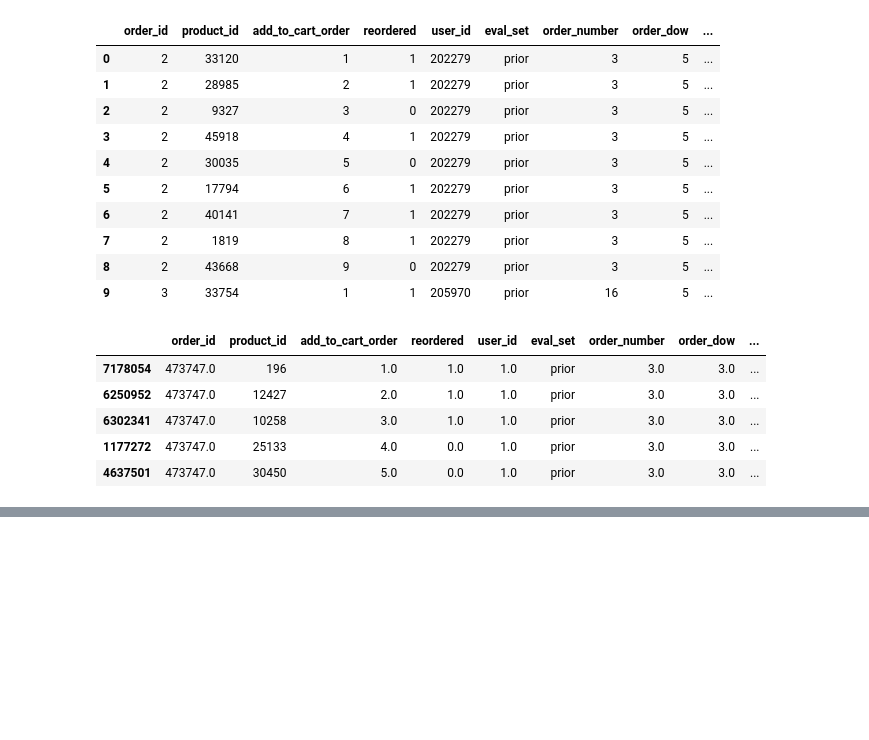
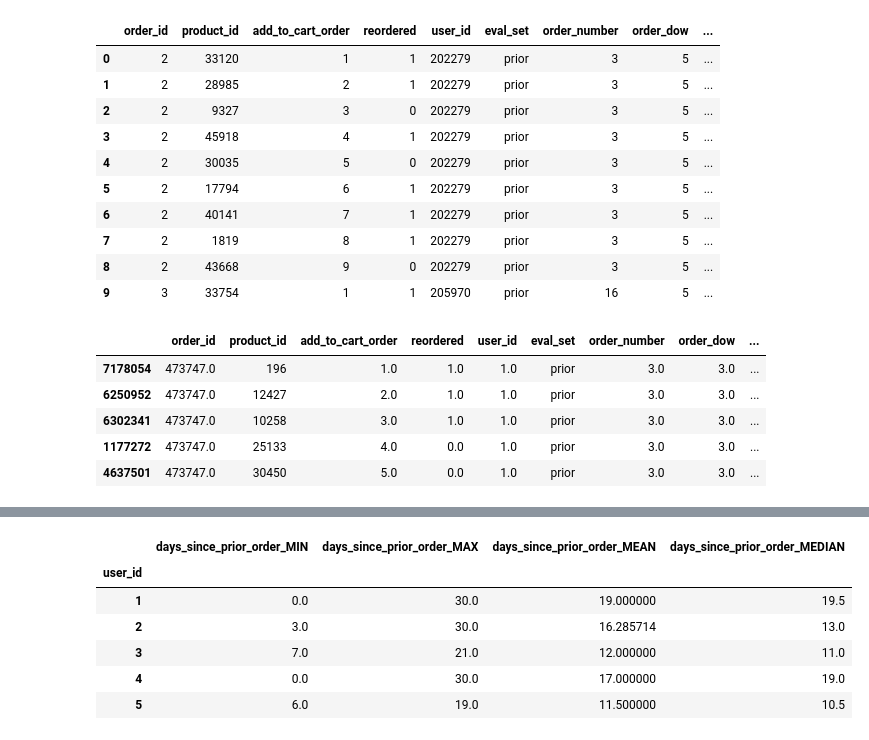
Before and after one commit to Wafic/instacart-kaggle-competition, a Jupyter notebook: explore_instacart_data.ipynb, the cells around one changed output, grey strips where cells are left out. Cells and saved outputs as stored; diff of their text form; code cells hidden in the pictures; blank space fills up the shorter version.

```diff
--- a/explore_instacart_data.ipynb
+++ b/explore_instacart_data.ipynb
@@ -170,0 +162,18 @@ n_products = len(set(list_of_products))
+# %%
+#Number of items reordered per user
+items_reordered_per_user = (sorted_orders_products_departments
+                                .groupby('user_id')
+                                .agg({'reordered':['sum', 'mean']}))
+
+#number of orders per user
+number_of_orders_per_user = (sorted_orders_products_departments
+                                .groupby('user_id')
+                                .agg({'order_id':'count'}))
+
+#feature engineering from orders dataset
+days_between_orders = (orders
+                           .groupby('user_id')
+                           .agg({'days_since_prior_order': ['min','max','mean','median']}))
+customer_lifetime = (orders
+                           .groupby('user_id')
+                           .agg({'cum_days_since_prior_order': 'max'}))
@@ -170,0 +188,10 @@ n_products = len(set(list_of_products))
+# %%
+days_between_orders.head()
+# %% [output]
+|  | days_since_prior_order_MIN | days_since_prior_order_MAX | days_since_prior_order_MEAN | days_since_prior_order_MEDIAN |
+| user_id |  |  |  |  |
+| 1 | 0.0 | 30.0 | 19.000000 | 19.5 |
+| 2 | 3.0 | 30.0 | 16.285714 | 13.0 |
+| 3 | 7.0 | 21.0 | 12.000000 | 11.0 |
+| 4 | 0.0 | 30.0 | 17.000000 | 19.0 |
+| 5 | 6.0 | 19.0 | 11.500000 | 10.5 |
```
Also changed, not shown: parts of 15 cells of this notebook.
